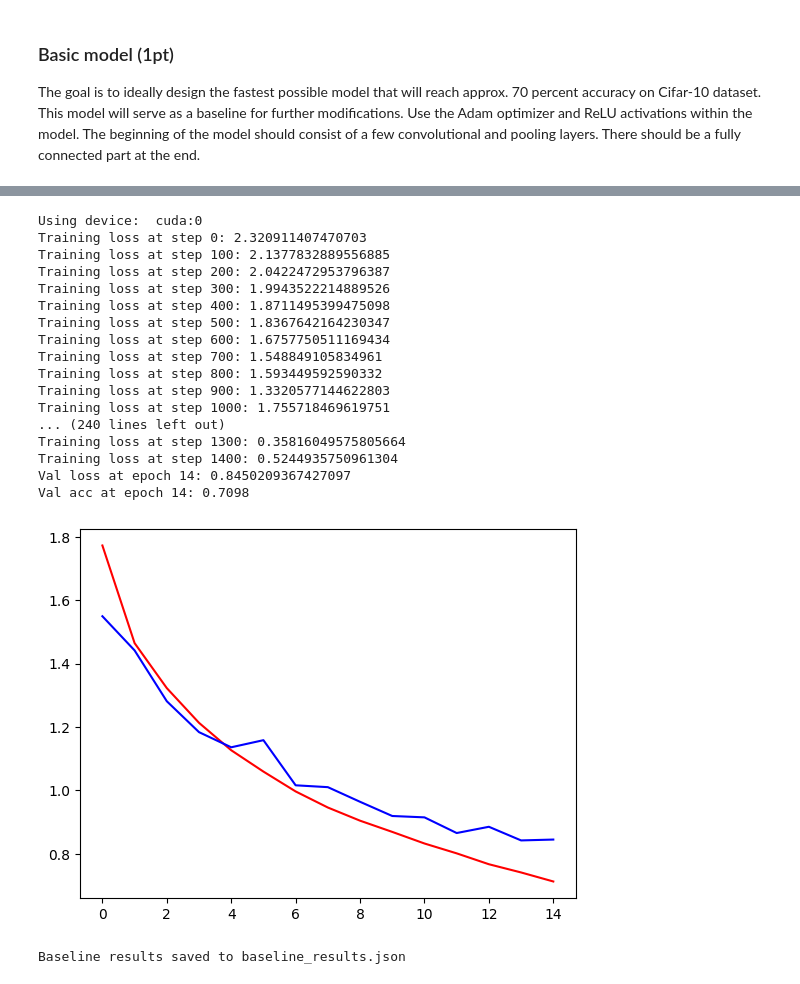
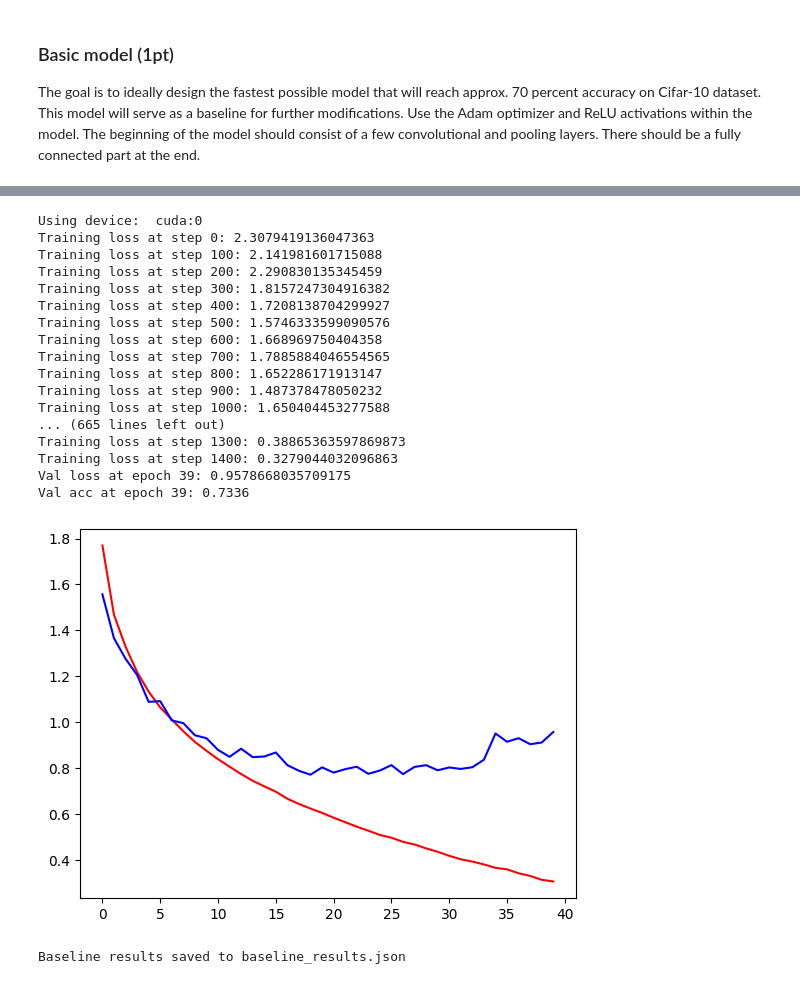
Before and after one commit to tomasbelak24/deeplearning-vision, a Jupyter notebook: hw1/baseline_model_training.ipynb, the cells around one changed output, grey strips where cells are left out. Drawn from its saved outputs; the diff is of its cells as text; code cells hidden in the pictures.

Commit message:
did more epochs to reach overfitting

```diff
--- a/hw1/baseline_model_training.ipynb
+++ b/hw1/baseline_model_training.ipynb
@@ -138,51 +140,51 @@ device = torch.device("cuda:0" if torch.cuda.is_available() else "cpu")
 print("Using device: ", device)
 
 ce_loss = torch.nn.CrossEntropyLoss().to(device)
 
 model, model_inference = build_model()
 
 model.to(device)
 model_inference.to(device)
 
 optimizer = torch.optim.Adam(model.parameters(), lr=1e-3)
 
 epoch_train_losses = []
 epoch_val_losses = []
 epoch_val_accs = []
 
-for e in range(15):
+for e in range(40):
   train_loss, val_loss, val_acc = one_epoch(model, ce_loss, optimizer, dataloader_train, dataloader_val)
 
   print("Val loss at epoch {}: {}".format(e, val_loss))
   print("Val acc at epoch {}: {}".format(e, val_acc))
 
   torch.save(model.state_dict(), "{:03d}.pth".format(e))
   epoch_train_losses.append(train_loss)
   epoch_val_losses.append(val_loss)
   epoch_val_accs.append(val_acc)
 
 plt.plot(epoch_train_losses, c='r')
 plt.plot(epoch_val_losses, c='b')
 plt.show()
 # %% [output]
 Using device:  cuda:0
-Training loss at step 0: 2.320911407470703
-Training loss at step 100: 2.1377832889556885
-Training loss at step 200: 2.0422472953796387
-Training loss at step 300: 1.9943522214889526
-Training loss at step 400: 1.8711495399475098
-Training loss at step 500: 1.8367642164230347
-Training loss at step 600: 1.6757750511169434
-Training loss at step 700: 1.548849105834961
-Training loss at step 800: 1.593449592590332
-Training loss at step 900: 1.3320577144622803
-Training loss at step 1000: 1.755718469619751
-... (240 lines left out)
-Training loss at step 1300: 0.35816049575805664
-Training loss at step 1400: 0.5244935750961304
-Val loss at epoch 14: 0.8450209367427097
-Val acc at epoch 14: 0.7098
+Training loss at step 0: 2.3079419136047363
+Training loss at step 100: 2.141981601715088
+Training loss at step 200: 2.290830135345459
+Training loss at step 300: 1.8157247304916382
+Training loss at step 400: 1.7208138704299927
+Training loss at step 500: 1.5746333599090576
+Training loss at step 600: 1.668969750404358
+Training loss at step 700: 1.7885884046554565
+Training loss at step 800: 1.652286171913147
+Training loss at step 900: 1.487378478050232
+Training loss at step 1000: 1.650404453277588
+... (665 lines left out)
+Training loss at step 1300: 0.38865363597869873
+Training loss at step 1400: 0.3279044032096863
+Val loss at epoch 39: 0.9578668035709175
+Val acc at epoch 39: 0.7336
-[figure, old version]
+[figure, new version]
 # %%
 # @title Dumping losses and val accuracy into json
 import json
```
Also changed, not shown: parts of 2 cells of this notebook.
